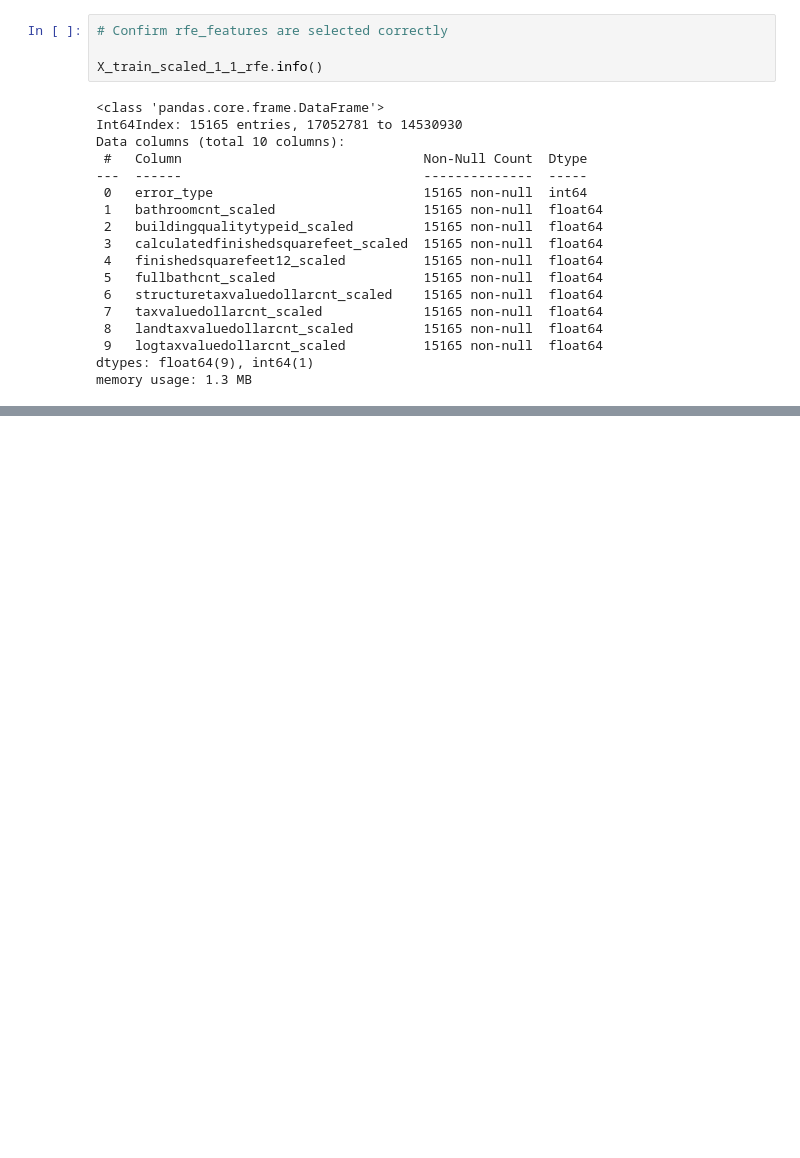
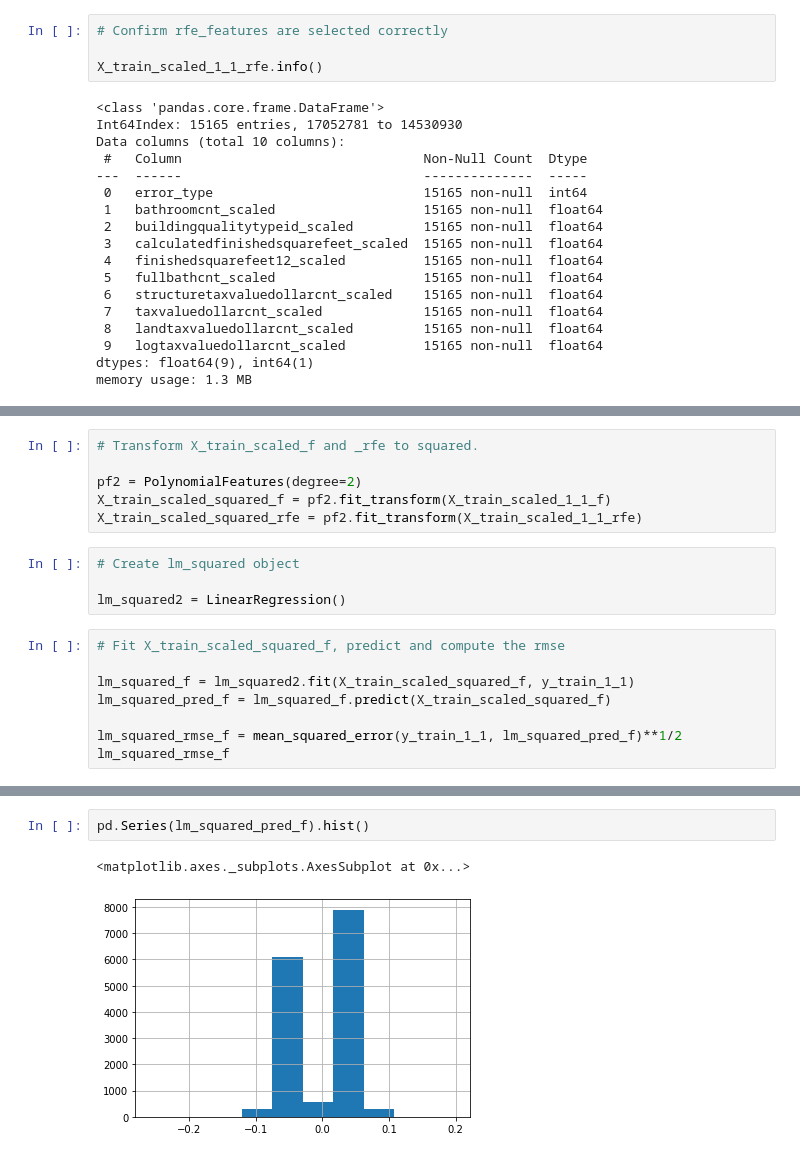
Before and after one commit to Yongliang-Shi/Exploring-Drivers-of-the-Error-in-Zestimate, a Jupyter notebook: model_zillow.ipynb, the cells around one changed output, grey strips where cells are left out. Saved outputs shown, nothing was run; the diff lists cells and outputs as text; blank space fills up the shorter version.

Commit message:
train dataset using 6 models

```diff
--- a/model_zillow.ipynb
+++ b/model_zillow.ipynb
@@ -393,0 +483,18 @@ memory usage: 1.3 MB
+# %%
+# Transform X_train_scaled_f and _rfe to squared.
+
+pf2 = PolynomialFeatures(degree=2)
+X_train_scaled_squared_f = pf2.fit_transform(X_train_scaled_1_1_f)
+X_train_scaled_squared_rfe = pf2.fit_transform(X_train_scaled_1_1_rfe)
+# %%
+# Create lm_squared object
+
+lm_squared2 = LinearRegression()
+# %%
+# Fit X_train_scaled_squared_f, predict and compute the rmse
+
+lm_squared_f = lm_squared2.fit(X_train_scaled_squared_f, y_train_1_1)
+lm_squared_pred_f = lm_squared_f.predict(X_train_scaled_squared_f)
+
+lm_squared_rmse_f = mean_squared_error(y_train_1_1, lm_squared_pred_f)**1/2
+lm_squared_rmse_f
@@ -393,0 +536,5 @@ memory usage: 1.3 MB
+# %%
+pd.Series(lm_squared_pred_f).hist()
+# %% [output]
+<matplotlib.axes._subplots.AxesSubplot at 0x...>
+[figure, added]
```
Also changed, not shown: parts of 19 cells of this notebook.
